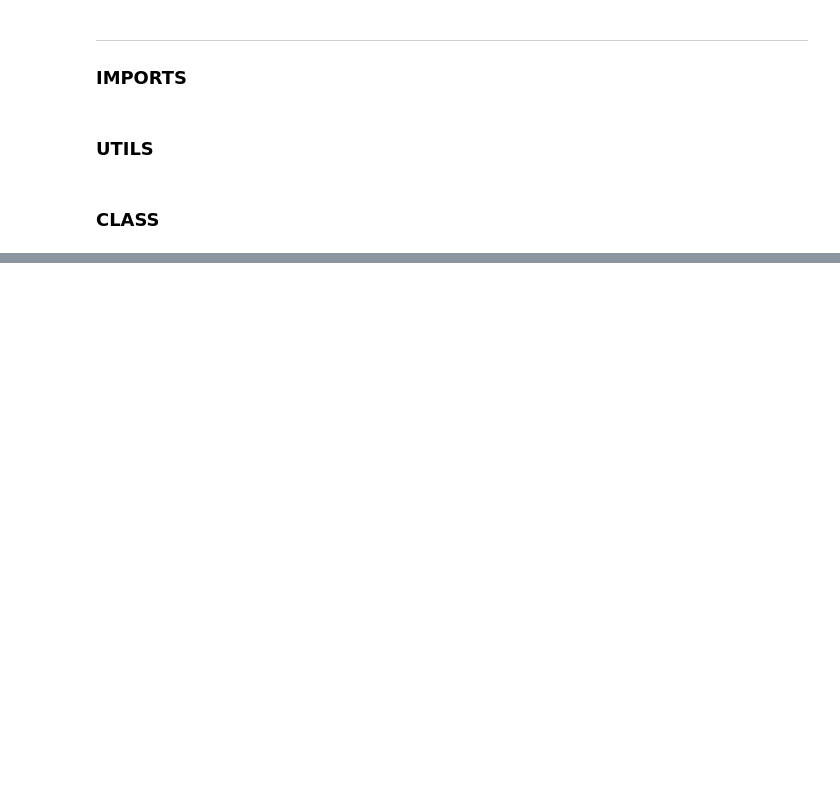
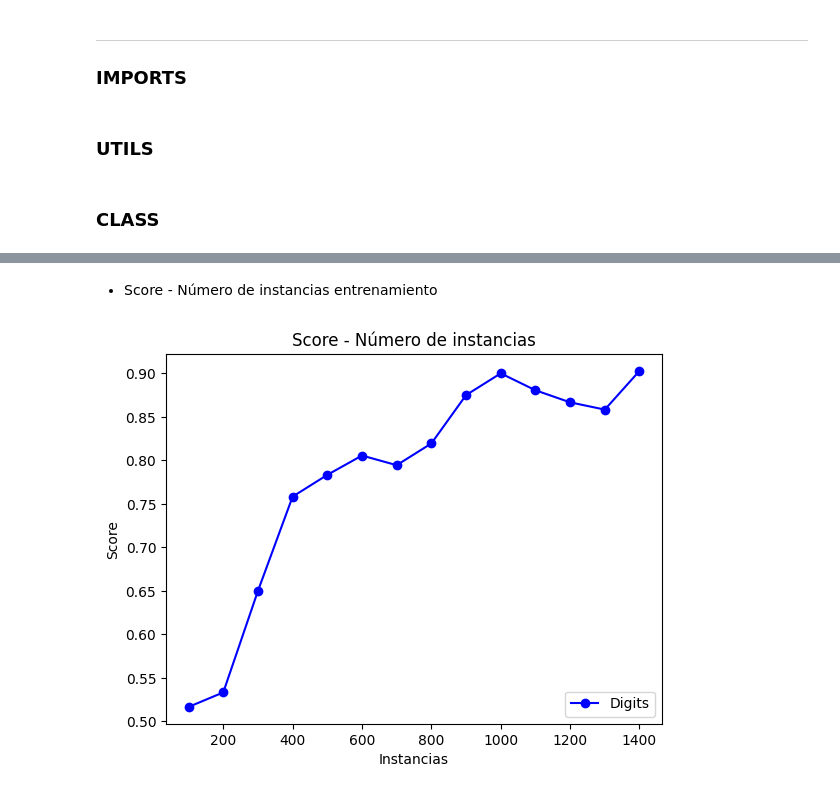
Before and after one commit to phf1001/semisupervised-learning-in-cibersecurity, a Jupyter notebook: src/co-forest-graphs.ipynb, the cells around one changed output, grey strips where cells are left out. Cells and saved outputs as stored; diff of their text form; code cells hidden in the pictures; blank space fills up the shorter version.

```diff
--- a/src/co-forest-graphs.ipynb
+++ b/src/co-forest-graphs.ipynb
@@ -425,0 +466,31 @@ plt.show()
+# %% [markdown]
+* Score - Número de instancias entrenamiento
+# %%
+cycol = cycle('bgrcmk')
+fig, ax = plt.subplots()
+
+dataset_info = (load_digits(), 'Digits')
+dataset = dataset_info[0]
+
+instancias = []
+scores_instancias = []
+rd = np.random.RandomState(5)
+
+X_train, X_test, y_train, y_test = train_test_split(dataset.data, dataset.target, test_size=0.2, random_state=rd)
+
+for i in range(100, 1437, 100):
+
+    L_train, U_train, Ly_train, Uy_train = train_test_split(X_train[np.arange(stop=i)], y_train[np.arange(stop=i)], test_size=0.8, random_state=rd)
+    co_forest = Co_Forest(L_train, Ly_train, U_train, 20, 0.75, available_classes, rd,'log2')
+    co_forest.fit()
+    instancias.append(i)
+    scores_instancias.append(co_forest.score(X_test, y_test))
+
+ax.plot(instancias, scores_instancias, 'o-', c = next(cycol), label = dataset_info[1])
+plt.title("Score - Número de instancias")
+ax.set_ylabel('Score')
+ax.set_xlabel('Instancias')
+plt.legend(loc="lower right")
+plt.show()
+# %% [output]
+[figure, added]
```
Also changed, not shown: parts of 9 cells of this notebook, 1 other file.
